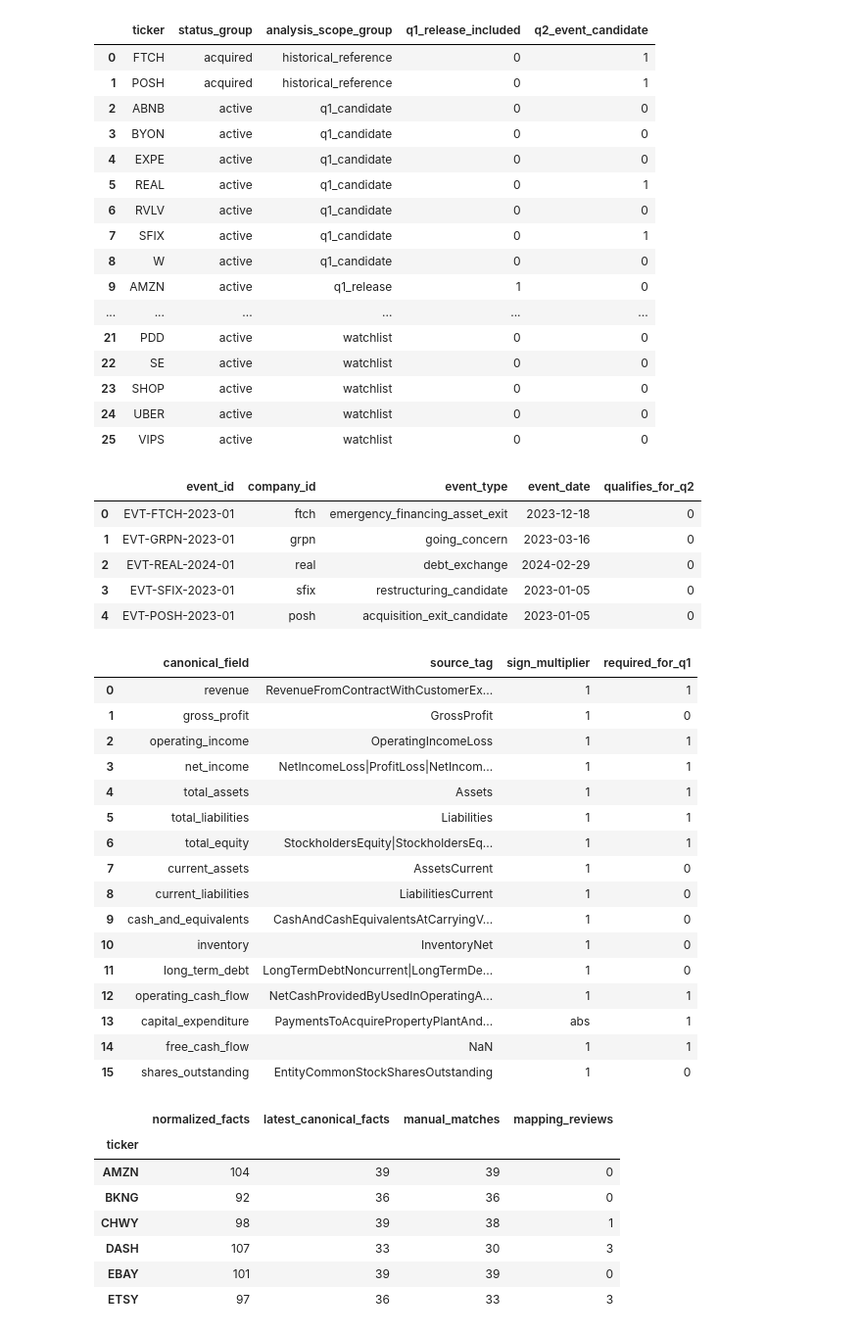
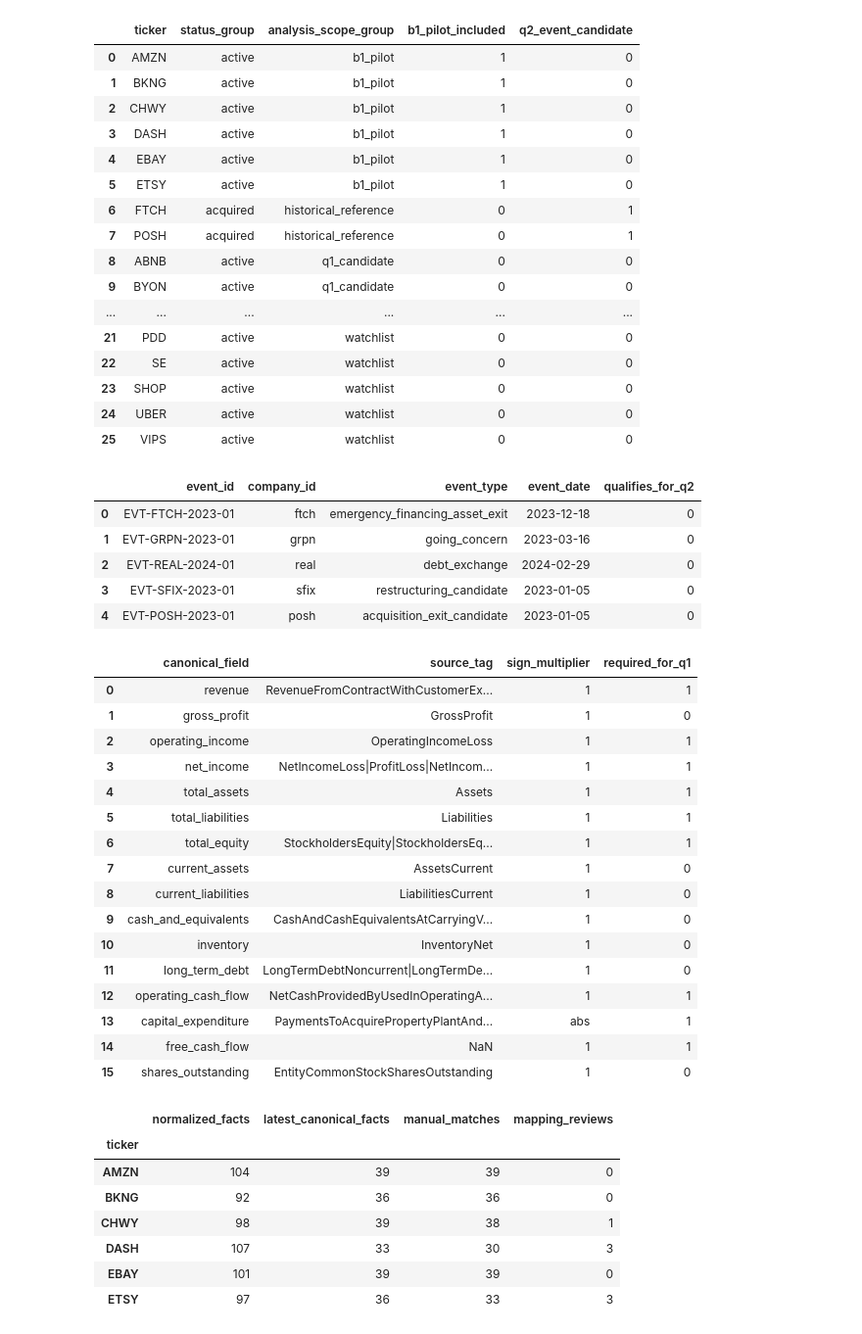
Before and after one commit to yifanwang-mvrk/financial-health-screener, a Jupyter notebook: notebooks/01_source_probe.ipynb, the cells around one changed output. Shown at 98% size. Cells and saved outputs as stored; diff of their text form; code cells hidden in the pictures.

Commit message:
fix: restore six-company work to B1 pilot

```diff
--- a/notebooks/01_source_probe.ipynb
+++ b/notebooks/01_source_probe.ipynb
@@ -16,25 +16,25 @@ pd.set_option('display.max_columns', 100)
 # %%
 universe = pd.read_csv(ROOT / 'data/reference/company_universe.csv')
 events = pd.read_csv(ROOT / 'data/reference/events.csv')
 concept_map = pd.read_csv(ROOT / 'data/reference/concept_map.csv')
 facts = pd.read_csv(ROOT / 'data/normalized/financial_facts.csv')
 latest = pd.read_csv(ROOT / 'data/processed/sec_latest_restated_long.csv')
 reconciliation = pd.read_csv(ROOT / 'data/processed/sec_manual_reconciliation.csv')
-display(universe[['ticker', 'status_group', 'analysis_scope_group', 'q1_release_included', 'q2_event_candidate']])
+display(universe[['ticker', 'status_group', 'analysis_scope_group', 'b1_pilot_included', 'q2_event_candidate']])
 display(events[['event_id', 'company_id', 'event_type', 'event_date', 'qualifies_for_q2']])
 display(concept_map[['canonical_field', 'source_tag', 'sign_multiplier', 'required_for_q1']])
 # %% [output]
-|  | ticker | status_group | analysis_scope_group | q1_release_included | q2_event_candidate |
-| 0 | FTCH | acquired | historical_reference | 0 | 1 |
-| 1 | POSH | acquired | historical_reference | 0 | 1 |
-| 2 | ABNB | active | q1_candidate | 0 | 0 |
-| 3 | BYON | active | q1_candidate | 0 | 0 |
-| 4 | EXPE | active | q1_candidate | 0 | 0 |
-| 5 | REAL | active | q1_candidate | 0 | 1 |
-| 6 | RVLV | active | q1_candidate | 0 | 0 |
-| 7 | SFIX | active | q1_candidate | 0 | 1 |
-| 8 | W | active | q1_candidate | 0 | 0 |
-| 9 | AMZN | active | q1_release | 1 | 0 |
+|  | ticker | status_group | analysis_scope_group | b1_pilot_included | q2_event_candidate |
+| 0 | AMZN | active | b1_pilot | 1 | 0 |
+| 1 | BKNG | active | b1_pilot | 1 | 0 |
+| 2 | CHWY | active | b1_pilot | 1 | 0 |
+| 3 | DASH | active | b1_pilot | 1 | 0 |
+| 4 | EBAY | active | b1_pilot | 1 | 0 |
+| 5 | ETSY | active | b1_pilot | 1 | 0 |
+| 6 | FTCH | acquired | historical_reference | 0 | 1 |
+| 7 | POSH | acquired | historical_reference | 0 | 1 |
+| 8 | ABNB | active | q1_candidate | 0 | 0 |
+| 9 | BYON | active | q1_candidate | 0 | 0 |
 | ... | ... | ... | ... | ... | ... |
 | 21 | PDD | active | watchlist | 0 | 0 |
 | 22 | SE | active | watchlist | 0 | 0 |
```
Also changed, not shown: parts of 2 cells of this notebook, 35 other files.
